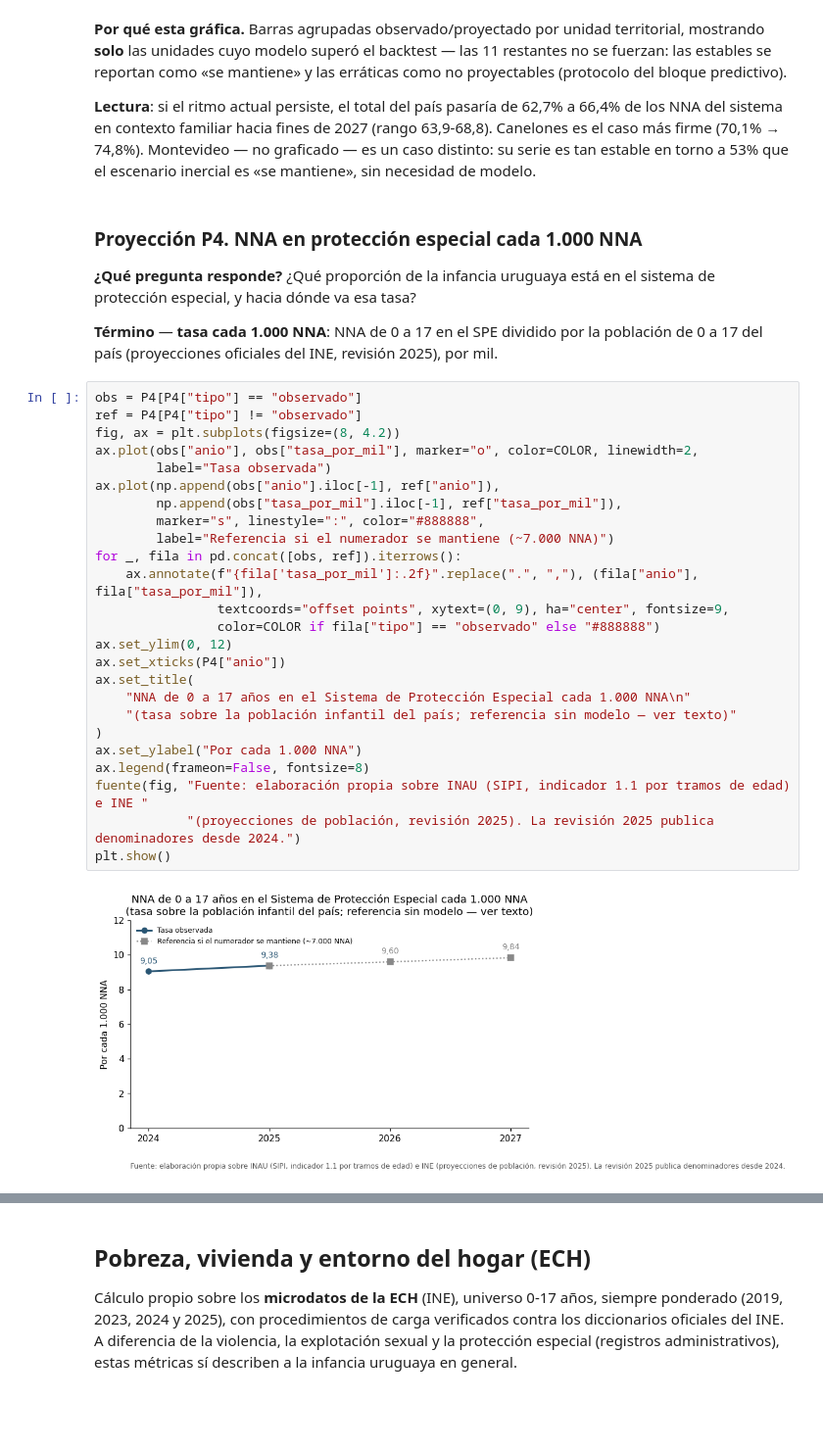
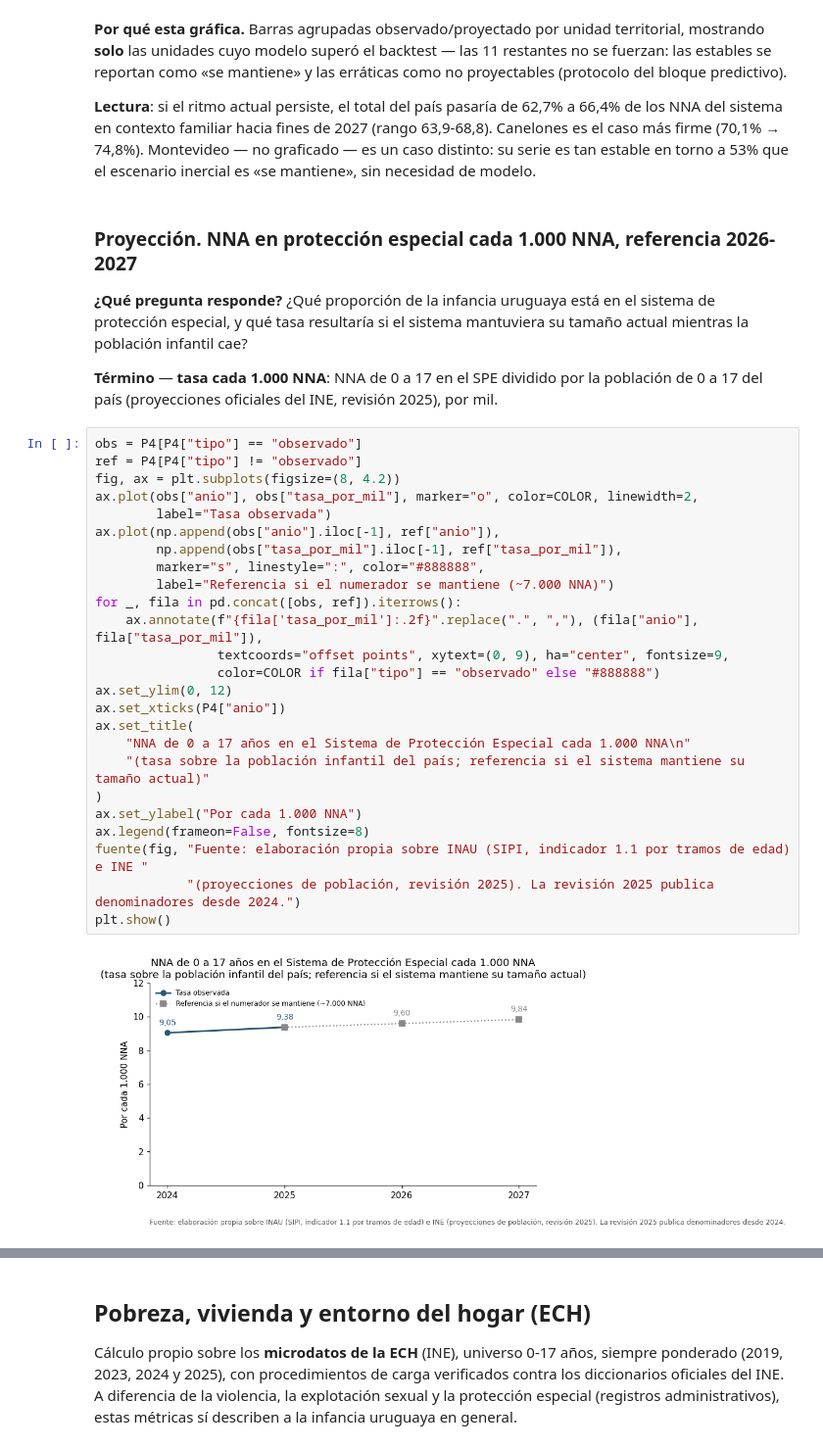
Before and after one commit to MCornesLucas/agente-politicas-sociales, a Jupyter notebook: notebooks/informe_infancia.ipynb, the cells around one changed output, grey strips where cells are left out. Shown at 98% size. Saved outputs shown, nothing was run; the diff lists cells and outputs as text; blank space fills up the shorter version.

```diff
--- a/notebooks/informe_infancia.ipynb
+++ b/notebooks/informe_infancia.ipynb
@@ -1483,10 +1486,11 @@ Montevideo — no graficado — es un caso distinto: su serie es tan estable
 en torno a 53% que el escenario inercial es «se mantiene», sin
 necesidad de modelo.
 # %% [markdown]
-### Proyección P4. NNA en protección especial cada 1.000 NNA
+### Proyección. NNA en protección especial cada 1.000 NNA, referencia 2026-2027
 
 **¿Qué pregunta responde?** ¿Qué proporción de la infancia uruguaya está
-en el sistema de protección especial, y hacia dónde va esa tasa?
+en el sistema de protección especial, y qué tasa resultaría si el sistema
+mantuviera su tamaño actual mientras la población infantil cae?
 
 **Término** — **tasa cada 1.000 NNA**: NNA de 0 a 17 en el SPE dividido
 por la población de 0 a 17 del país (proyecciones oficiales del INE,
@@ -1494,29 +1498,29 @@ revisión 2025), por mil.
 # %%
 obs = P4[P4["tipo"] == "observado"]
 ref = P4[P4["tipo"] != "observado"]
 fig, ax = plt.subplots(figsize=(8, 4.2))
 ax.plot(obs["anio"], obs["tasa_por_mil"], marker="o", color=COLOR, linewidth=2,
         label="Tasa observada")
 ax.plot(np.append(obs["anio"].iloc[-1], ref["anio"]),
         np.append(obs["tasa_por_mil"].iloc[-1], ref["tasa_por_mil"]),
         marker="s", linestyle=":", color="#888888",
         label="Referencia si el numerador se mantiene (~7.000 NNA)")
 for _, fila in pd.concat([obs, ref]).iterrows():
     ax.annotate(f"{fila['tasa_por_mil']:.2f}".replace(".", ","), (fila["anio"], fila["tasa_por_mil"]),
                 textcoords="offset points", xytext=(0, 9), ha="center", fontsize=9,
                 color=COLOR if fila["tipo"] == "observado" else "#888888")
 ax.set_ylim(0, 12)
 ax.set_xticks(P4["anio"])
 ax.set_title(
     "NNA de 0 a 17 años en el Sistema de Protección Especial cada 1.000 NNA\n"
-    "(tasa sobre la población infantil del país; referencia sin modelo — ver texto)"
+    "(tasa sobre la población infantil del país; referencia si el sistema mantiene su tamaño actual)"
 )
 ax.set_ylabel("Por cada 1.000 NNA")
 ax.legend(frameon=False, fontsize=8)
 fuente(fig, "Fuente: elaboración propia sobre INAU (SIPI, indicador 1.1 por tramos de edad) e INE "
             "(proyecciones de población, revisión 2025). La revisión 2025 publica denominadores desde 2024.")
 plt.show()
 # %% [output]
-[figure, old version]
+[figure, new version]
 # %% [markdown]
 **Por qué esta gráfica.** La referencia 2026-2027 se dibuja punteada,
```
Also changed, not shown: parts of 14 cells of this notebook, 8 other files.
